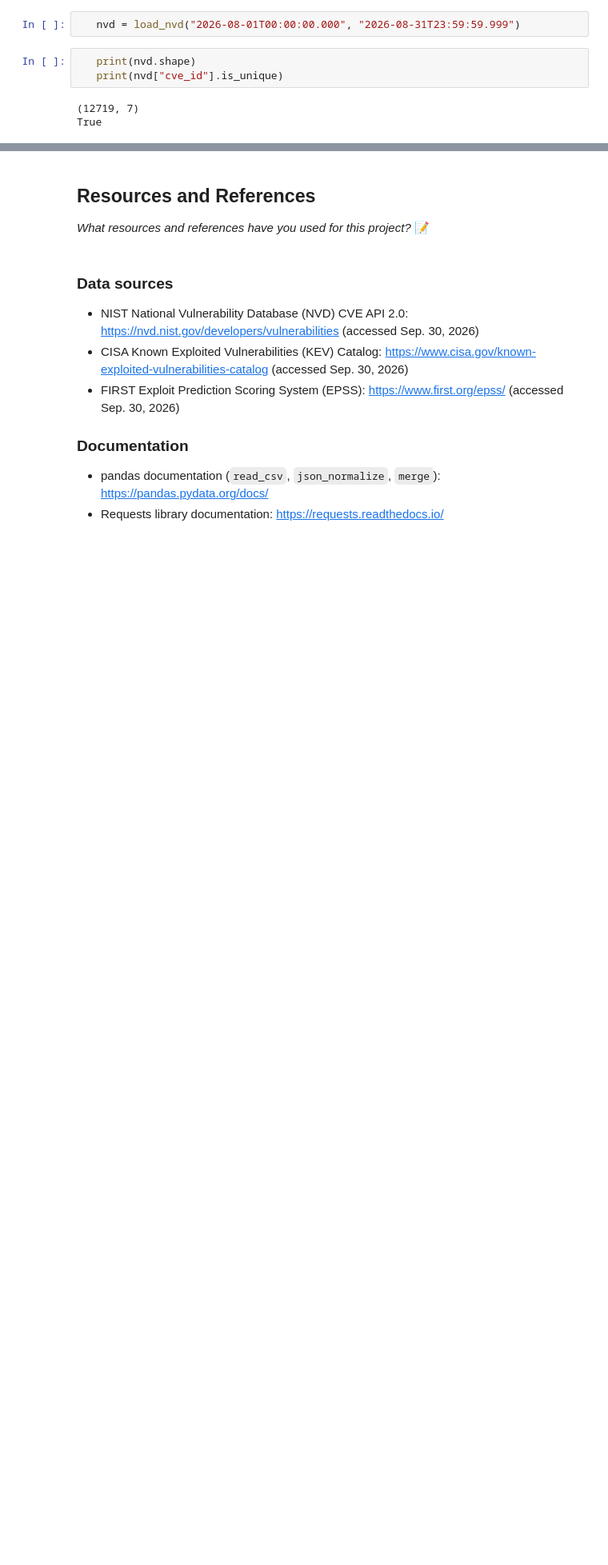
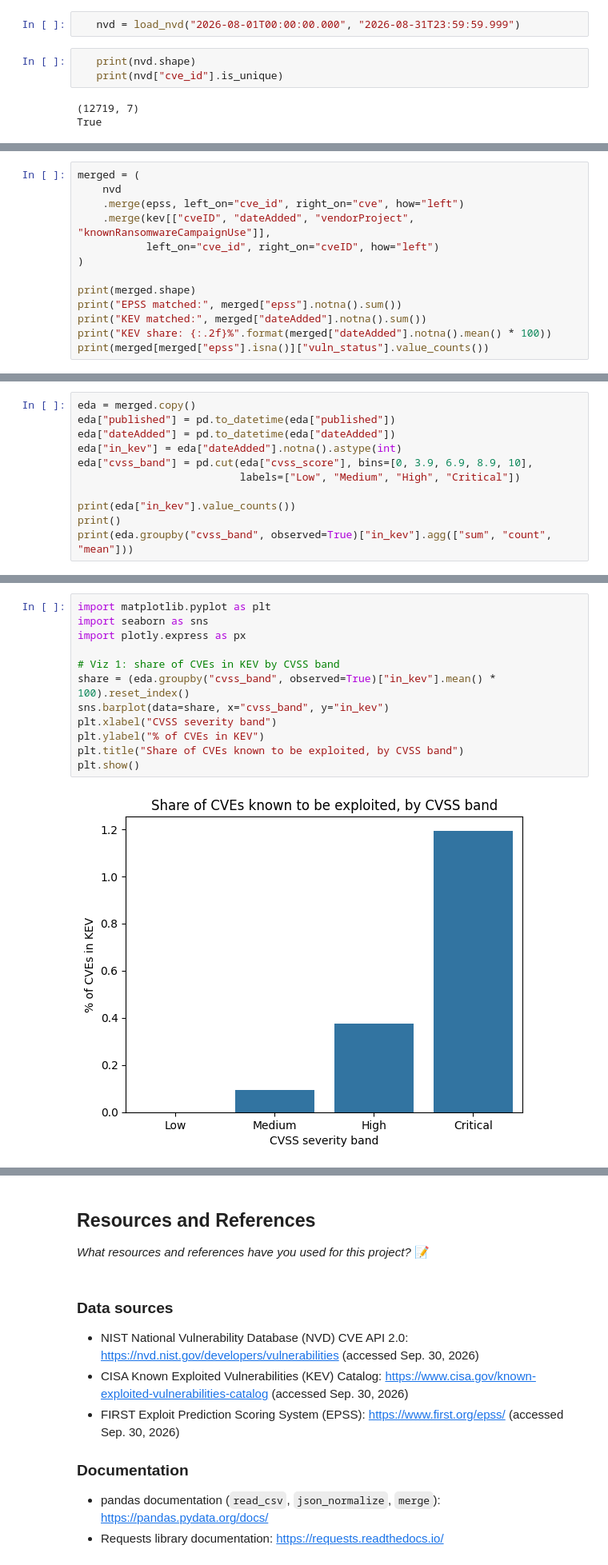
Before and after one commit to IT4063C-Fall2026/data-tech-analytics-final-project-simant21, a Jupyter notebook: source.ipynb, the cells around one changed output, grey strips where cells are left out. Shown at 80% size. Cells and saved outputs as stored; diff of their text form; blank space fills up the shorter version.

Commit message:
Add checkpoint 2 notebook and source.py, ignore data files

```diff
--- a/source.ipynb
+++ b/source.ipynb
@@ -221,0 +281,13 @@ Name: count, dtype: int64
+# %%
+merged = (
+    nvd
+    .merge(epss, left_on="cve_id", right_on="cve", how="left")
+    .merge(kev[["cveID", "dateAdded", "vendorProject", "knownRansomwareCampaignUse"]],
+           left_on="cve_id", right_on="cveID", how="left")
+)
+
+print(merged.shape)
+print("EPSS matched:", merged["epss"].notna().sum())
+print("KEV matched:", merged["dateAdded"].notna().sum())
+print("KEV share: {:.2f}%".format(merged["dateAdded"].notna().mean() * 100))
+print(merged[merged["epss"].isna()]["vuln_status"].value_counts())
@@ -221,0 +331,11 @@ Name: count, dtype: int64
+# %%
+eda = merged.copy()
+eda["published"] = pd.to_datetime(eda["published"])
+eda["dateAdded"] = pd.to_datetime(eda["dateAdded"])
+eda["in_kev"] = eda["dateAdded"].notna().astype(int)
+eda["cvss_band"] = pd.cut(eda["cvss_score"], bins=[0, 3.9, 6.9, 8.9, 10],
+                          labels=["Low", "Medium", "High", "Critical"])
+
+print(eda["in_kev"].value_counts())
+print()
+print(eda.groupby("cvss_band", observed=True)["in_kev"].agg(["sum", "count", "mean"]))
@@ -221,0 +360,14 @@ Name: count, dtype: int64
+# %%
+import matplotlib.pyplot as plt
+import seaborn as sns
+import plotly.express as px
+
+# Viz 1: share of CVEs in KEV by CVSS band
+share = (eda.groupby("cvss_band", observed=True)["in_kev"].mean() * 100).reset_index()
+sns.barplot(data=share, x="cvss_band", y="in_kev")
+plt.xlabel("CVSS severity band")
+plt.ylabel("% of CVEs in KEV")
+plt.title("Share of CVEs known to be exploited, by CVSS band")
+plt.show()
+# %% [output]
+[figure, added]
```
Also changed, not shown: parts of 21 cells of this notebook, 12 other files.
